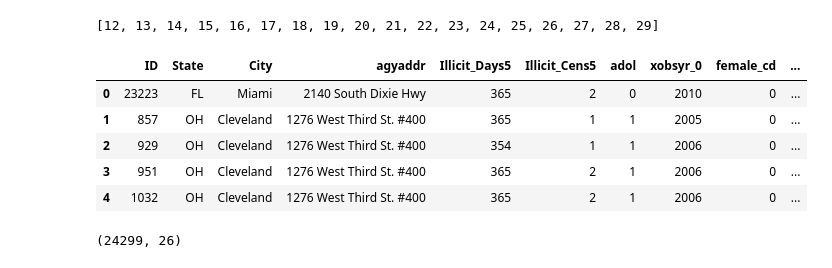
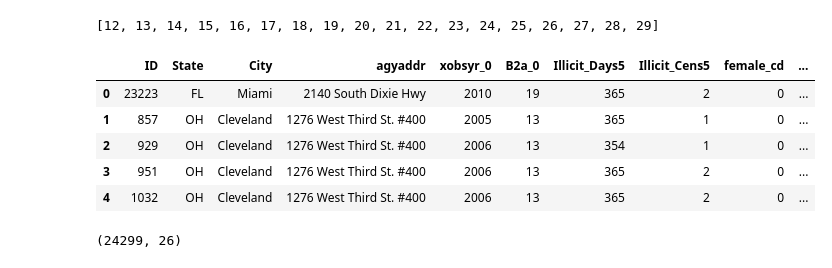
Before and after one commit to prathikr/CAIS_analysis_by_age_grouped, a Jupyter notebook: grouped/data/clean_data.ipynb, the cells around one changed output. Cells and saved outputs as stored; diff of their text form; code cells hidden in the pictures.

```diff
--- a/grouped/data/clean_data.ipynb
+++ b/grouped/data/clean_data.ipynb
@@ -46,22 +46,22 @@ np.unique(df['B2a_0']).tolist() # confirm that this dataset contains adolescents
 # %% [output]
 [12, 13, 14, 15, 16, 17, 18, 19, 20, 21, 22, 23, 24, 25, 26, 27, 28, 29]
 # %%
-cols_to_use = ['ID','State','City','agyaddr','Illicit_Days5','Illicit_Cens5','adol','xobsyr_0']
+cols_to_use = ['ID','State','City','agyaddr','xobsyr_0','B2a_0','Illicit_Days5','Illicit_Cens5']
 
 # keep imputed columns that didn't have >25% null values
 imputed_cols_to_use = ['female_cd','nonwhite_cd','unemplmt_cd','prsatx_cd','primsev_cd','loc3_cd','gvsg_cd',
                        'CWSg_0_cd','srprobg_cd','dssg_0_cd','epsg_0_cd','adhdg_0_cd','cdsg_0_cd','cjsig_0_cd',
                        'lrig_0_cd','srig_0_cd','SESg_0_cd','r4ag_0_cd']
 
 df = df[cols_to_use + imputed_cols_to_use]
 df.head()
 # %% [output]
-|  | ID | State | City | agyaddr | Illicit_Days5 | Illicit_Cens5 | adol | xobsyr_0 | female_cd | ... |
-| 0 | 23223 | FL | Miami | 2140 South Dixie Hwy | 365 | 2 | 0 | 2010 | 0 | ... |
-| 1 | 857 | OH | Cleveland | 1276 West Third St. #400 | 365 | 1 | 1 | 2005 | 0 | ... |
-| 2 | 929 | OH | Cleveland | 1276 West Third St. #400 | 354 | 1 | 1 | 2006 | 0 | ... |
-| 3 | 951 | OH | Cleveland | 1276 West Third St. #400 | 365 | 2 | 1 | 2006 | 0 | ... |
-| 4 | 1032 | OH | Cleveland | 1276 West Third St. #400 | 365 | 2 | 1 | 2006 | 0 | ... |
+|  | ID | State | City | agyaddr | xobsyr_0 | B2a_0 | Illicit_Days5 | Illicit_Cens5 | female_cd | ... |
+| 0 | 23223 | FL | Miami | 2140 South Dixie Hwy | 2010 | 19 | 365 | 2 | 0 | ... |
+| 1 | 857 | OH | Cleveland | 1276 West Third St. #400 | 2005 | 13 | 365 | 1 | 0 | ... |
+| 2 | 929 | OH | Cleveland | 1276 West Third St. #400 | 2006 | 13 | 354 | 1 | 0 | ... |
+| 3 | 951 | OH | Cleveland | 1276 West Third St. #400 | 2006 | 13 | 365 | 2 | 0 | ... |
+| 4 | 1032 | OH | Cleveland | 1276 West Third St. #400 | 2006 | 13 | 365 | 2 | 0 | ... |
 # %%
 # remove rows that don't have our predictor feature
 
```
Also changed, not shown: parts of 8 cells of this notebook, 39 other files.
